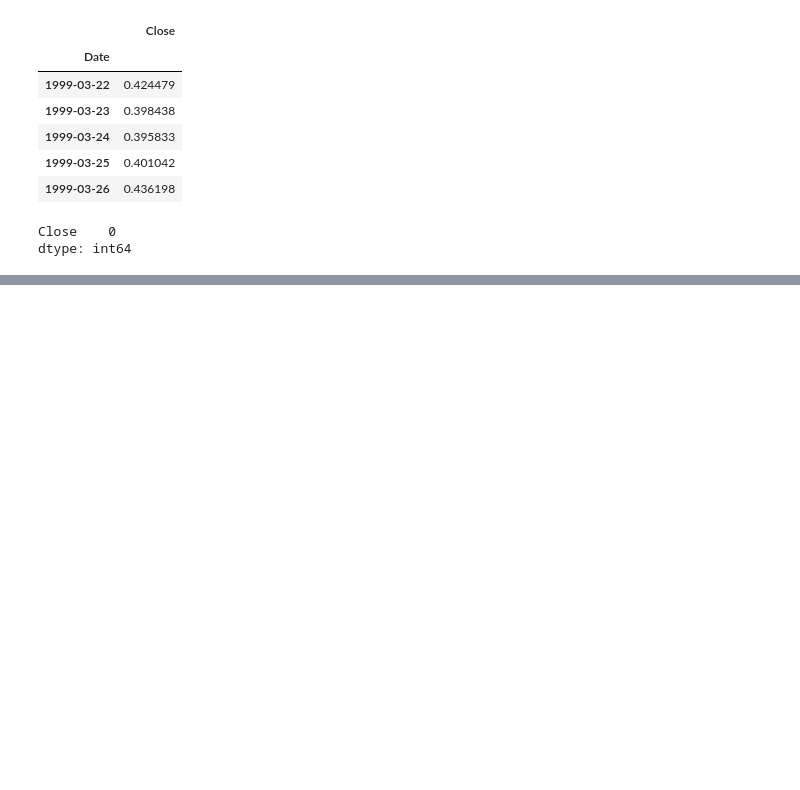
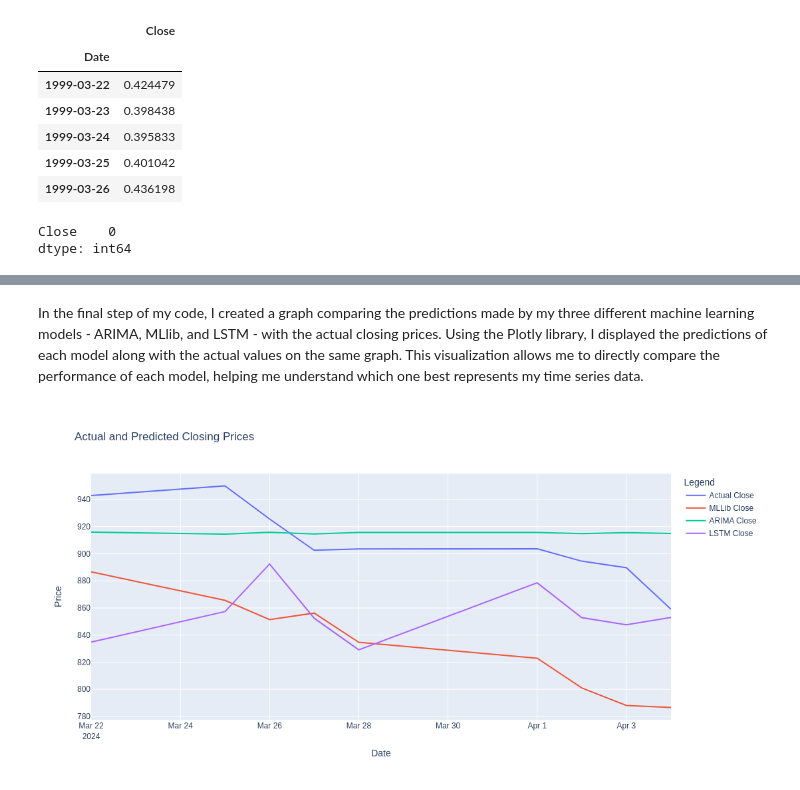
Before and after one commit to TunahanINCE/Machine-Learning-Models-for-Predicting-Stock-Market-Closing-Prices, a Jupyter notebook: TunahanINCE.ipynb, the cells around one changed output, grey strips where cells are left out. Saved outputs shown, nothing was run; the diff lists cells and outputs as text; code cells hidden in the pictures; blank space fills up the shorter version.

```diff
--- a/TunahanINCE.ipynb
+++ b/TunahanINCE.ipynb
@@ -1163,0 +1123,6 @@ predictions_df
+# %%
+# Index üzerinden birleştirme yapın
+# Bu, aynı tarihlerdeki verileri yan yana getirecektir
+#merged_df=merged_df.drop('LSTM_Close',axis=1)
+merged_df = merged_df.join(df_LSTM_forecast, how='inner')
+merged_df
@@ -1163,0 +1141,45 @@ predictions_df
+# %% [markdown]
+In the final step of my code, I created a graph comparing the predictions made by my three different machine learning models - ARIMA, MLlib, and LSTM - with the actual closing prices. Using the Plotly library, I displayed the predictions of each model along with the actual values on the same graph. This visualization allows me to directly compare the performance of each model, helping me understand which one best represents my time series data.
+# %%
+import plotly.graph_objs as go
+
+# Create Plotly Scatter objects
+trace_actual = go.Scatter(
+    x=merged_df.index,
+    y=merged_df['Close'],
+    mode='lines',
+    name='Actual Close'
+)
+trace_MLLib = go.Scatter(
+    x=merged_df.index,
+    y=merged_df['MLLib_Close'],
+    mode='lines',
+    name='MLLib Close'
+)
+trace_ARIMA = go.Scatter(
+    x=merged_df.index,
+    y=merged_df['ARIMA_Close'],
+    mode='lines',
+    name='ARIMA Close'
+)
+trace_LSTM = go.Scatter(
+    x=merged_df.index,
+    y=merged_df['LSTM_Close'],
+    mode='lines',
+    name='LSTM Close'
+)
+# Create and show the combined graph
+fig = go.Figure(data=[trace_actual, trace_MLLib,trace_ARIMA,trace_LSTM])
+#fig = go.Figure(data=[trace_arima_actual])
+fig.update_layout(
+    title='Actual and Predicted Closing Prices',
+    xaxis_title='Date',
+    yaxis_title='Price',
+    legend_title='Legend',
+    width = 1100,
+    height = 550
+)
+
+fig.show()
+# %% [output]
+[figure, added]
```
Also changed, not shown: parts of 50 cells of this notebook.
